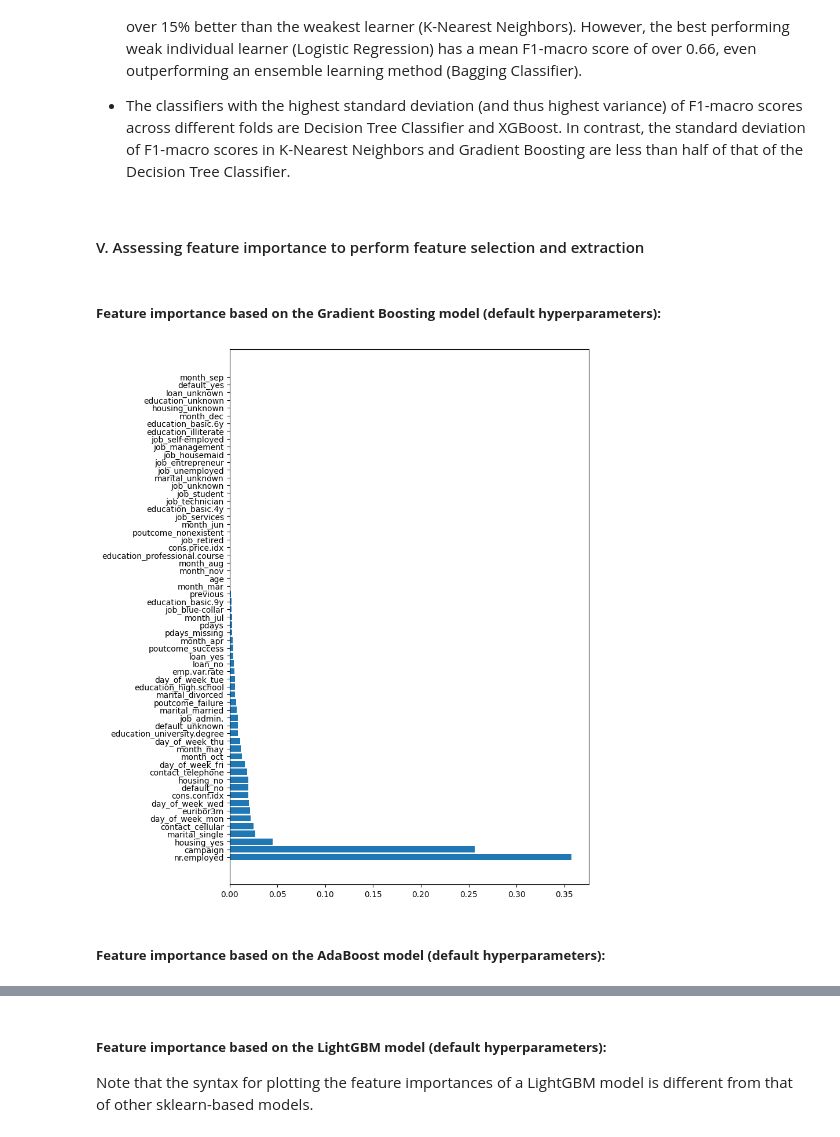
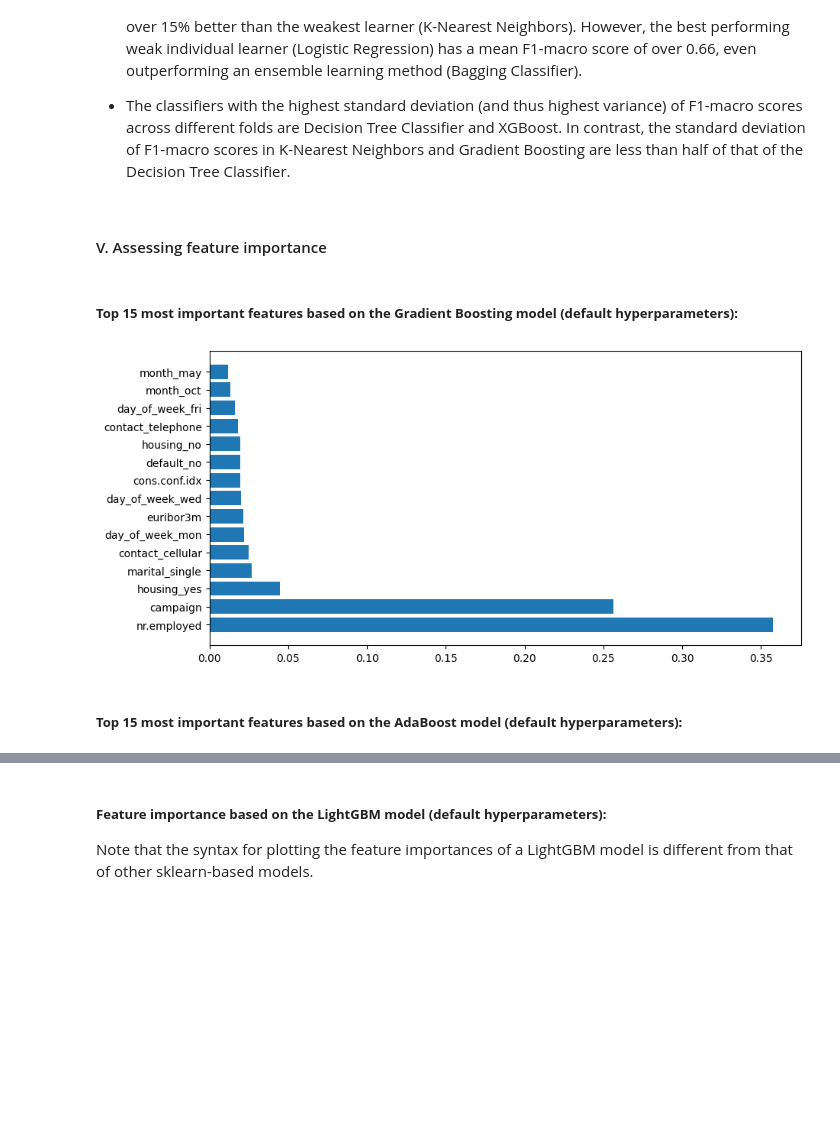
Before and after one commit to thaianle/bank-marketing, a Jupyter notebook: bank-marketing.ipynb, the cells around one changed output, grey strips where cells are left out. Drawn from its saved outputs; the diff is of its cells as text; code cells hidden in the pictures; blank space fills up the shorter version.

Commit message:
Extract only the most important features

```diff
--- a/bank-marketing.ipynb
+++ b/bank-marketing.ipynb
@@ -1041,38 +1041,58 @@ entire_results
 
 - The classifiers with the highest standard deviation (and thus highest variance) of F1-macro scores across different folds are Decision Tree Classifier and XGBoost. In contrast, the standard deviation of F1-macro scores in K-Nearest Neighbors and Gradient Boosting are less than half of that of the Decision Tree Classifier.
 # %% [markdown]
-#### V. Assessing feature importance to perform feature selection and extraction
+#### V. Assessing feature importance
 # %%
 # Before fitting different models, we want to split our data into 80% train and 20% test
 X_train, X_test, y_train, y_test = train_test_split(X, y, test_size = 0.2, random_state = my_seed, stratify = y)
 # %%
-def feature_importance_output(model_name, model, graph = True, importance_type = 'feature_importances'):
+def feature_importance_output(model_name, model, graph = True, importance_type = 'feature_importances', top = 'all', height = 12, width = 8):
     """The 'graph' parameter should be either True (output a bar graph) or False (output a DataFrame).
-    The 'importance_type' parameter should be either 'feature_importances' or 'coef', and must be explicitly specified."""
+    The 'importance_type' parameter should be either 'feature_importances', 'coef_unsigned' or 'coef_signed', and must be explicitly specified.
+    The 'top' parameter should be an integer telling how many most important features you want to keep, or 'all' if you want to keep all the features.
+    The 'height' and 'width' parameters are used to specify the figure height and width."""
+
     result_table(model_name, model, output_result = False).fit(X_train, y_train)
 
     if importance_type == 'feature_importances':
         importances_df = pd.DataFrame({'feature': bank_marketing_features.columns.tolist(), 'importance': model.feature_importances_})
-    elif importance_type == 'coef':
+
+        # Rearrange importances in descending order and choose the most important features if "top" is specified
+        importances_df = importances_df.sort_values('importance', ascending = False)
+
+        if isinstance(top, int) is True:
+            importances_df = importances_df.nlargest(top, 'importance')
+        elif (isinstance(top, int) is False) and (top != 'all'):
+            raise Exception("The 'top' parameter should be an integer telling how many most important features you want to keep, or None if you want to keep all the features.")
+
+    elif (importance_type == 'coef_unsigned') or (importance_type == 'coef_signed'):
         importances_df = pd.DataFrame({'feature': bank_marketing_features.columns.tolist(), 'importance': model.coef_.flatten()})
+
+        # Rearrange importances in descending order and choose the most important features if "top" is specified
+        if importance_type == 'coef_unsigned':
+            importances_df['importance'] = importances_df['importance'].abs()
+        importances_df = importances_df.sort_values('importance', ascending = False)
+
+        if isinstance(top, int) is True:
+            importances_df = importances_df.nlargest(top, 'importance')
+        elif (isinstance(top, int) is False) and (top != 'all'):
+            raise Exception("The 'top' parameter should be an integer telling how many most important features you want to keep, or None if you want to keep all the features.")
+
     else:
         raise Exception("The 'importance_type' parameter should be either 'feature_importances' or 'coef', and must be explicitly specified.")
-
-    # Rearrange importances in descending order
-    importances_df = importances_df.sort_values('importance', ascending = False)
 
     if graph == False:
         return importances_df
     else:
-        fig, ax = plt.subplots(figsize = (8, 12))
+        fig, ax = plt.subplots(figsize = (width, height))
         plt.barh(importances_df['feature'], importances_df['importance'])
 # %% [markdown]
-##### **Feature importance based on the Gradient Boosting model (default hyperparameters):**
+##### **Top 15 most important features based on the Gradient Boosting model (default hyperparameters):**
 # %%
-feature_importance_output('Gradient Boosting', GradientBoostingClassifier(random_state = my_seed),
-                          graph = True, importance_type = 'feature_importances')
+feature_importance_output('Gradient Boosting', GradientBoostingClassifier(random_state = my_seed), top = 15,
+                          graph = True, importance_type = 'feature_importances', height = 5, width = 10)
 # %% [output]
-[figure, old version]
+[figure, new version]
 # %% [markdown]
-##### **Feature importance based on the AdaBoost model (default hyperparameters):**
+##### **Top 15 most important features based on the AdaBoost model (default hyperparameters):**
 # %%
```
Also changed, not shown: parts of 14 cells of this notebook, 4 other files.
